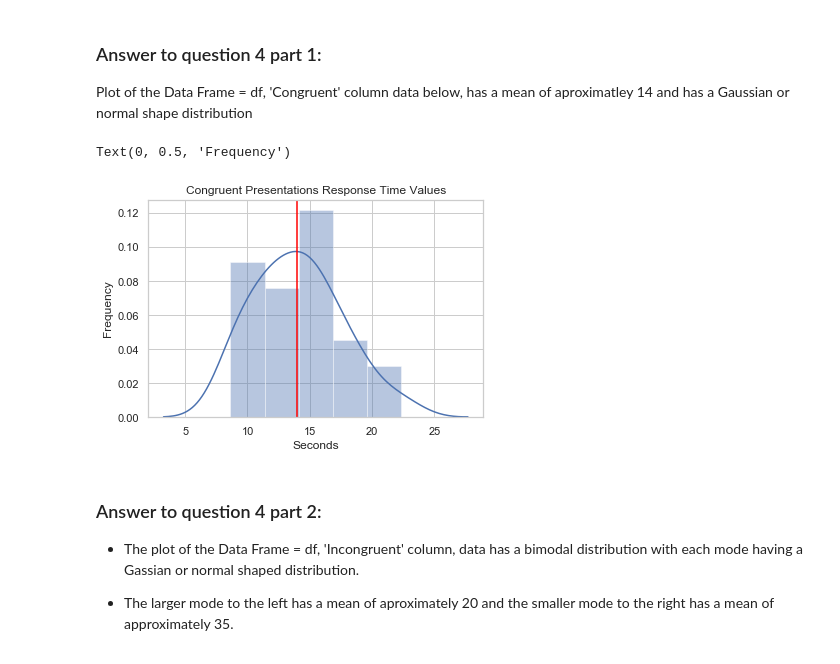
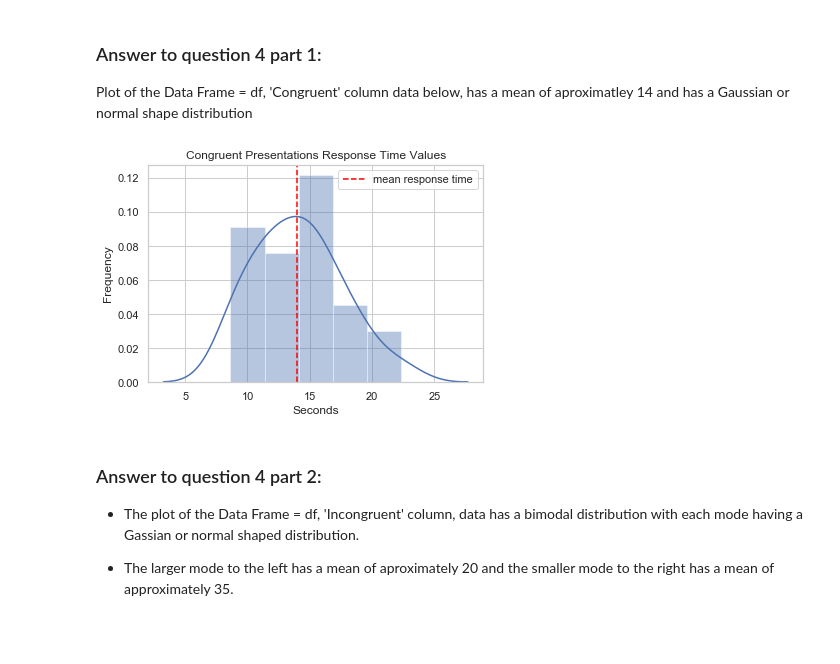
Before and after one commit to jcwalmsley/Test-a-Perceptual-Phenomenom, a Jupyter notebook: Test a Perceptual Phenomenon.ipynb, the cells around one changed output. Saved outputs shown, nothing was run; the diff lists cells and outputs as text; code cells hidden in the pictures.

Commit message:
Add files via upload
update vertical lines and legends

```diff
--- a/Test a Perceptual Phenomenon.ipynb
+++ b/Test a Perceptual Phenomenon.ipynb
@@ -88,19 +88,20 @@ Incongruent values mean = 22.0159 Incongruent values Std =  4.7971
 
 Plot of the Data Frame = df, 'Congruent' column data below, has a mean of aproximatley 14 and has a Gaussian or normal shape distribution
 # %%
-# apply plot background style
+## apply plot background style
 sns.set(style="whitegrid");
 
 # plot distribution of Congruent Presentations values
 sns.distplot(df['Congruent'])
-plot.axvline(x = round(df['Congruent'].mean(),0),color = 'red')
+plot.axvline(x = round(df['Congruent'].mean(),0),linestyle='dashed',color = 'red',label='mean response time')
 plot.title('Congruent Presentations Response Time Values')
 plot.xlabel('Seconds')
 plot.ylabel('Frequency')
+plot.legend()
+plot.show()
 #
 # %% [output]
-Text(0, 0.5, 'Frequency')
-[figure, old version]
+[figure, new version]
 # %% [markdown]
 ### Answer to question 4  part 2:
 
```
Also changed, not shown: parts of 1 cell of this notebook.
